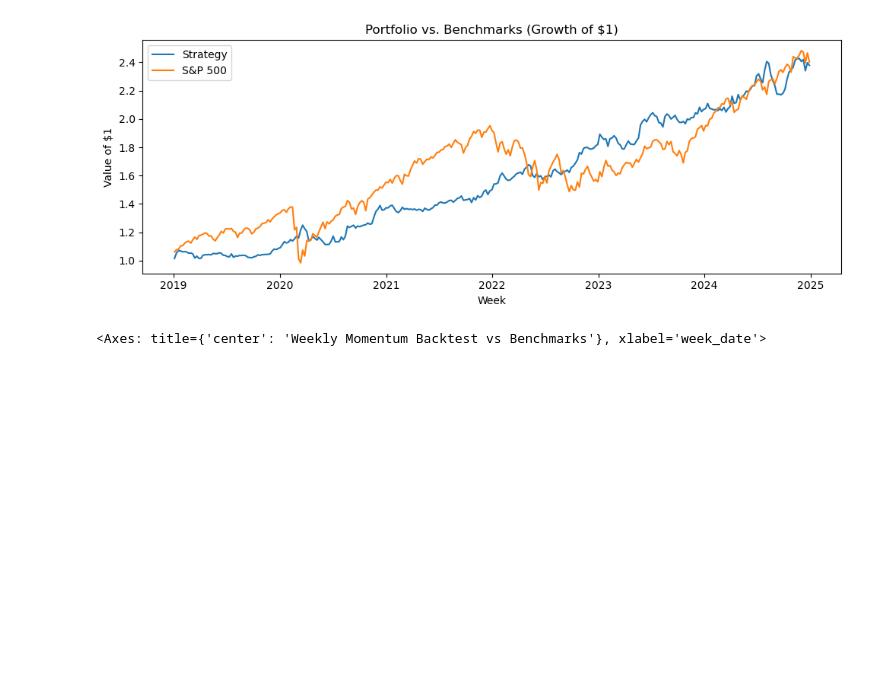
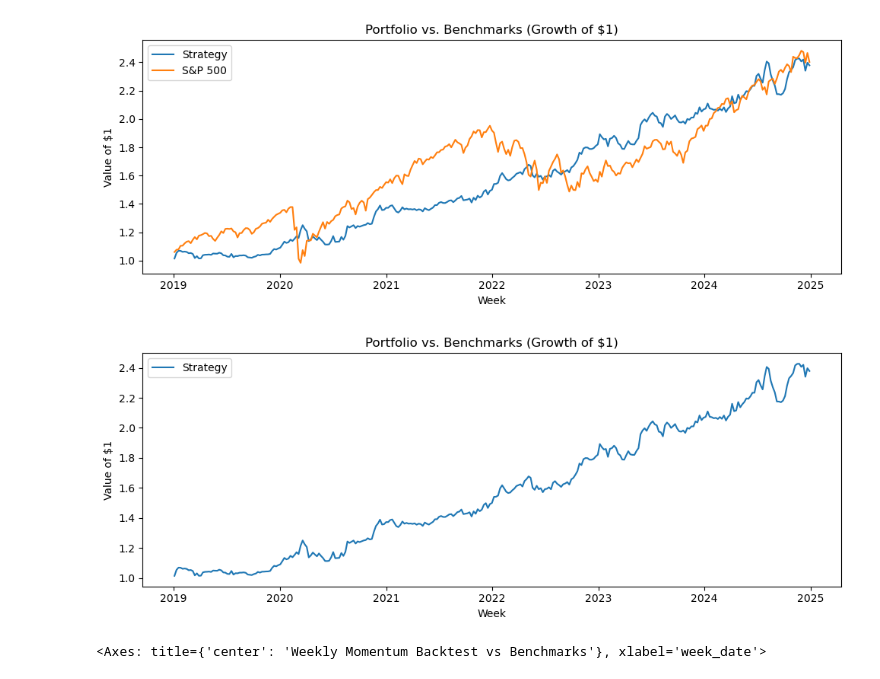
Before and after one commit to kktallam/ML-Capstone-Project-006, a Jupyter notebook: code/entity_match.ipynb, the cells around one changed output. Cells and saved outputs as stored; diff of their text form; code cells hidden in the pictures; blank space fills up the shorter version.

```diff
--- a/code/entity_match.ipynb
+++ b/code/entity_match.ipynb
@@ -622,6 +611,17 @@ ax.legend()
 plt.tight_layout()
 # %% [output]
 [figure]
+# %%
+perf = backtest_results['weekly_perf']
+fig, ax = plt.subplots(figsize=(10, 4))
+ax.plot(perf['week_date'], perf['port_value'], label='Strategy')
+ax.set_title('Portfolio vs. Benchmarks (Growth of $1)')
+ax.set_xlabel('Week')
+ax.set_ylabel('Value of $1')
+ax.legend()
+plt.tight_layout()
+# %% [output]
+[figure, added]
 # %%
 backtest_results['weekly_perf'][['week_date','cum_ret', 'cum_ret_long', 'cum_ret_short', 'benchmark_cum_ret', 'sp500_cum_ret']].plot(x='week_date', y=['cum_ret', 'cum_ret_long', 'cum_ret_short', 'benchmark_cum_ret', 'sp500_cum_ret'],
       title='Weekly Momentum Backtest vs Benchmarks')
```
Also changed, not shown: parts of 7 cells of this notebook.
